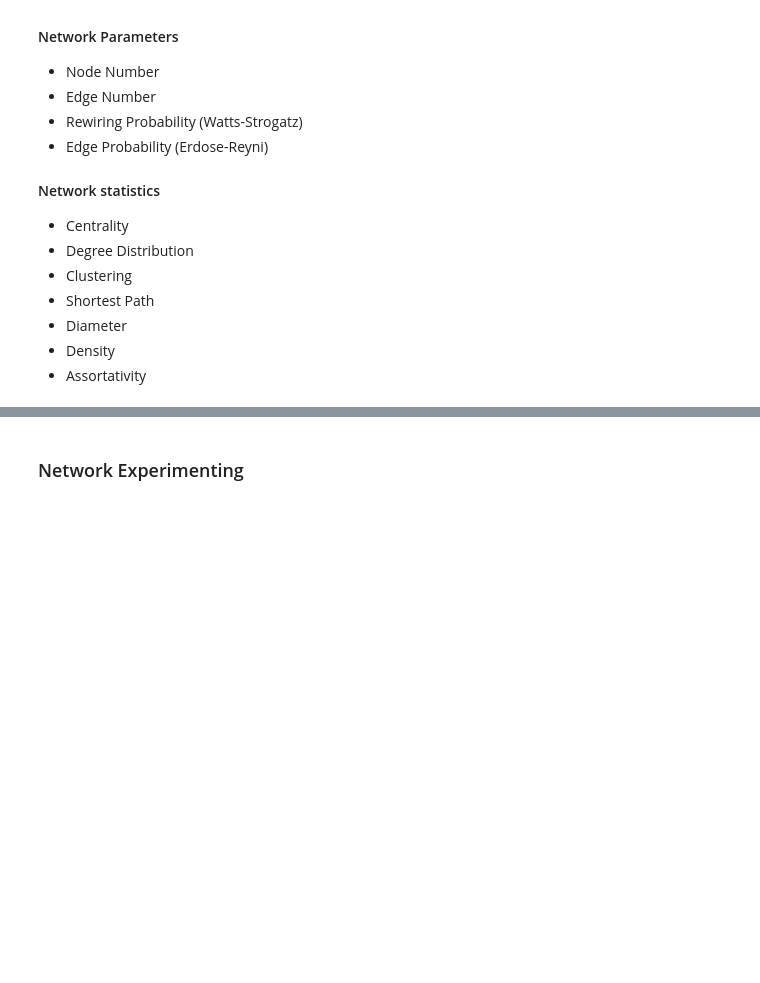
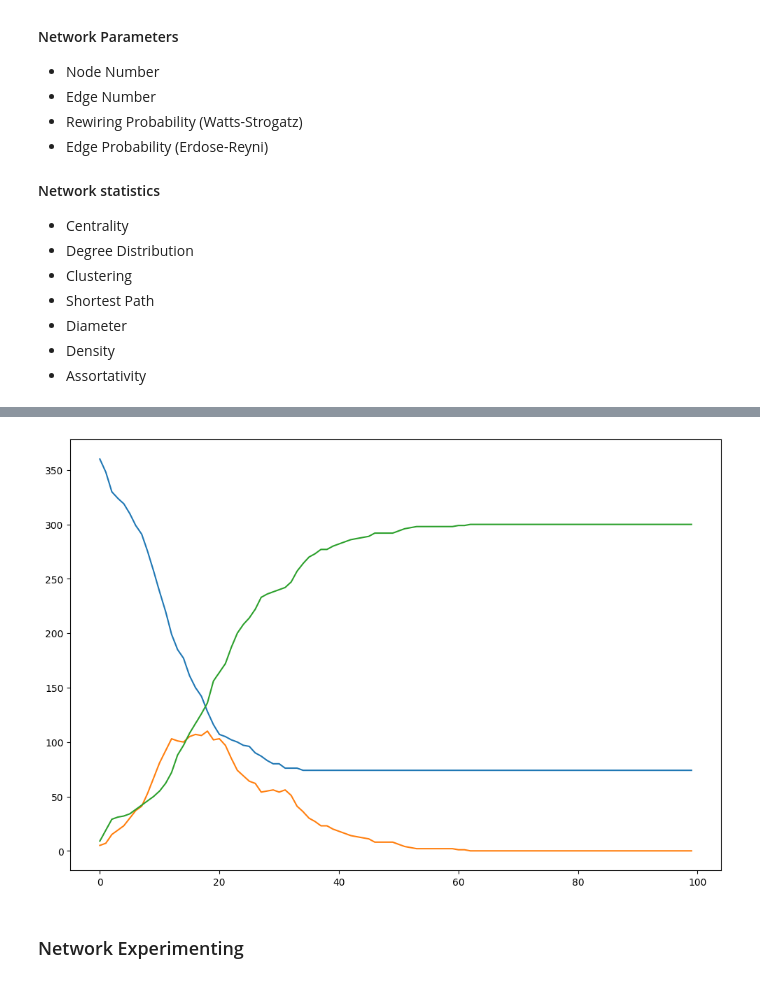
Before and after one commit to VictorianHues/Stochastic-SpatialModels_Assignment2, a Jupyter notebook: Problem2.ipynb, the cells around one changed output, grey strips where cells are left out. Cells and saved outputs as stored; diff of their text form; code cells hidden in the pictures; blank space fills up the shorter version.

```diff
--- a/Problem2.ipynb
+++ b/Problem2.ipynb
@@ -209,0 +214,2 @@ plotNetwork(sociopatternsNetwork, 'Sociopatterns Network SIR Model at time step
+# %%
+NUM_INFECTED = 5
@@ -209,0 +274,36 @@ plotNetwork(sociopatternsNetwork, 'Sociopatterns Network SIR Model at time step
+# %%
+S_list_vacc = []
+I_list_vacc = []
+R_list_vacc = []
+
+allIterationsVacc = []
+
+colorDictionaryVacc = {}
+colorsVacc = []
+
+iterationsVacc = []
+
+testingStack = []
+
+TEST_LIMIT = 200
+
+TEST_ITERATIONS_PER_T = 25
+
+VACCINE_MAX = 10
+
+title = 'Sociopatterns Network SIR Model Vaccination Strategy'
+saveName = 'vacc_sociopatternsSIRModel.gif'
+# %%
+testingStackDict = dict()
+
+for i in sociopatternsNetwork:
+    testingStackDict[i] = sociopatternsNetwork.degree[i]
+
+testingStackDict = dict(sorted(testingStackDict.items(),
+                            key=lambda item: item[1],
+                            reverse=False))
+
+testingStackList = list(testingStackDict.keys())
+
+print(testingStackDict)
+print(testingStackList)
@@ -229,3 +469,11 @@ gif.save(saveName, writer='pillow', fps=1)
 plt.close(fig)
+# %%
+plt.figure(figsize=(12, 8))
+plt.plot(timeSpan, S_list_vacc, label='Susceptible')
+plt.plot(timeSpan, I_list_vacc, label='Infected')
+plt.plot(timeSpan, R_list_vacc, label='Recovered')
+plt.show()
+# %% [output]
+[figure, added]
 # %% [markdown]
 ### Network Experimenting
```
Also changed, not shown: parts of 31 cells of this notebook.
